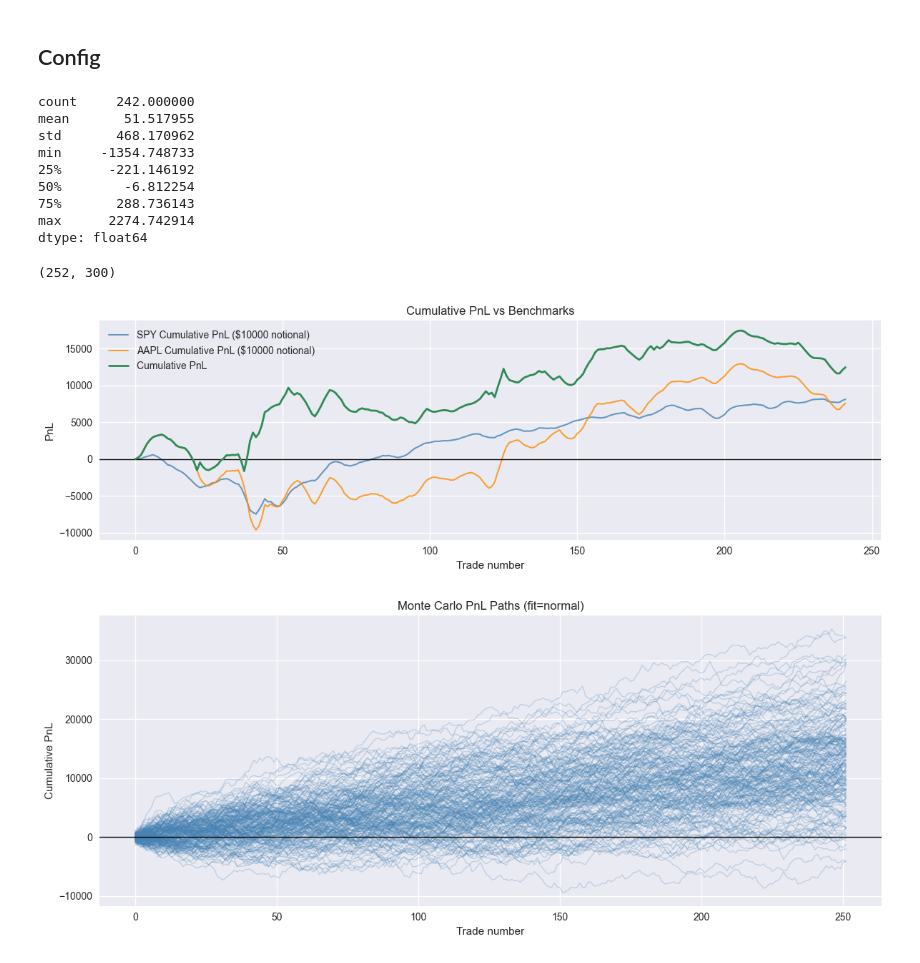
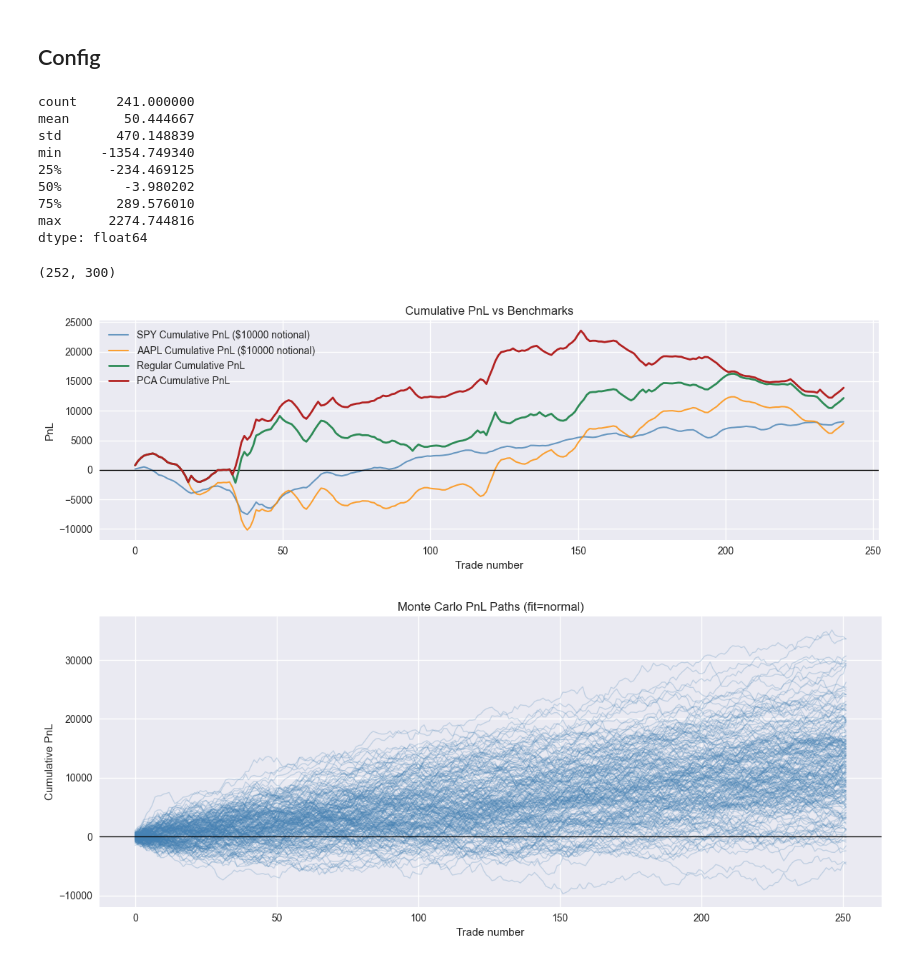
Before and after one commit to tgao09/marketAnalysis, a Jupyter notebook: common/monte_carlo.ipynb, the cells around one changed output. Drawn from its saved outputs; the diff is of its cells as text; code cells hidden in the pictures.

```diff
--- a/common/monte_carlo.ipynb
+++ b/common/monte_carlo.ipynb
@@ -15,8 +15,9 @@ plt.style.use("seaborn-v0_8")
 # %% [markdown]
 ## Config
 # %%
-CSV_PATH = r"..\return_gp\artifacts\AAPL\return_gp_trades.csv"
+CSV_PATH = r"..\return_gp\artifacts\AAPL\regular\return_gp_trades.csv"
 SUMMARY_PATH = r"..\return_gp\artifacts\AAPL\return_gp_summary.json"
+PCA_CSV_PATH = r"..\return_gp\artifacts\AAPL\pca\return_gp_trades.csv"
 N_PATHS = 300
 N_STEPS = 252
 SEED = 7
@@ -53,14 +54,14 @@ if pnl.size == 0:
 
 pd.Series(pnl).describe()
 # %% [output]
-count     242.000000
-mean       51.517955
-std       468.170962
-min     -1354.748733
-25%      -221.146192
-50%        -6.812254
-75%       288.736143
-max      2274.742914
+count     241.000000
+mean       50.444667
+std       470.148839
+min     -1354.749340
+25%      -234.469125
+50%        -3.980202
+75%       289.576010
+max      2274.744816
 dtype: float64
 # %%
 rng = np.random.default_rng(SEED)
@@ -101,7 +102,26 @@ if "trade_date" not in trade_order.columns or "exit_date" not in trade_order.col
 if trade_order["trade_date"].isna().any() or trade_order["exit_date"].isna().any():
     raise ValueError("Found NaT in \"trade_date\" or \"exit_date\" after parsing.")
 
-cum_pnl = trade_order["pnl"].astype(float).cumsum()
+reg_pnl = trade_order["pnl"].astype(float).cumsum()
+
+pca_pnl = None
+if PCA_CSV_PATH and Path(PCA_CSV_PATH).exists():
+    pca_trade_order = pd.read_csv(PCA_CSV_PATH)
+    if "trade_date" in pca_trade_order.columns:
+        pca_trade_order["trade_date"] = pd.to_datetime(pca_trade_order["trade_date"], errors="coerce")
+    if "exit_date" in pca_trade_order.columns:
+        pca_trade_order["exit_date"] = pd.to_datetime(pca_trade_order["exit_date"], errors="coerce")
+
+    pca_sort_cols = [col for col in ["trade_date", "exit_date"] if col in pca_trade_order.columns]
+    if pca_sort_cols:
+        pca_trade_order = pca_trade_order.sort_values(pca_sort_cols, kind="mergesort")
+
+    pca_trade_order = pca_trade_order.reset_index(drop=True)
+    if "pnl" not in pca_trade_order.columns:
+        raise ValueError("PCA CSV must include a \"pnl\" column to plot cumulative PnL.")
+    pca_pnl = pca_trade_order["pnl"].astype(float).cumsum()
+elif PCA_CSV_PATH:
+    print(f"Skipping PCA line; file not found: {PCA_CSV_PATH}")
 
 spy_start = trade_order["trade_date"].min()
 spy_end = trade_order["exit_date"].max()
@@ -134,36 +154,39 @@ def benchmark_cum_pnl(ticker: str, notional: float):
     if not missing_trade.empty or not missing_exit.empty:
         sample_trade = missing_trade.unique()[:5]
         sample_exit = missing_exit.unique()[:5]
         raise ValueError(
             f"{ticker} history missing required dates (exact match required). "
             f"Missing trade_date count={missing_trade.size}, sample={sample_trade}; "
             f"missing exit_date count={missing_exit.size}, sample={sample_exit}."
         )
 
     entry_close = close.loc[trade_dates.tolist()].to_numpy()
     exit_close = close.loc[exit_dates.tolist()].to_numpy()
     bench_return = (exit_close / entry_close) - 1.0
     bench_pnl = notional * bench_return
     return bench_pnl.cumsum()
 
 benchmark_1_cum_pnl = benchmark_cum_pnl(BENCHMARK_TICKER_1, NOTIONAL)
 benchmark_2_cum_pnl = benchmark_cum_pnl(BENCHMARK_TICKER_2, NOTIONAL)
 
 plt.figure(figsize=(12, 4))
 plt.plot(benchmark_1_cum_pnl, color="steelblue", lw=1.5, alpha=0.8,
          label=f"{BENCHMARK_TICKER_1} Cumulative PnL (${NOTIONAL:g} notional)")
 plt.plot(benchmark_2_cum_pnl, color="darkorange", lw=1.5, alpha=0.8,
          label=f"{BENCHMARK_TICKER_2} Cumulative PnL (${NOTIONAL:g} notional)")
-plt.plot(cum_pnl.to_numpy(), color="seagreen", lw=2.0, zorder=3,
-         label="Cumulative PnL")
+plt.plot(reg_pnl.to_numpy(), color="seagreen", lw=2.0, zorder=3,
+         label="Regular Cumulative PnL")
+if pca_pnl is not None:
+    plt.plot(pca_pnl.to_numpy(), color="firebrick", lw=2.0, zorder=3,
+             label="PCA Cumulative PnL")
 plt.axhline(0, color="black", lw=1)
 plt.title("Cumulative PnL vs Benchmarks")
 plt.xlabel("Trade number")
 plt.ylabel("PnL")
 plt.legend()
 plt.tight_layout()
 # %% [output]
-[figure, old version]
+[figure, new version]
 # %%
 # Plot a subset of cumulative PnL paths
 plot_n = min(200, N_PATHS)
```
Also changed, not shown: parts of 1 cell of this notebook, 11 other files.
